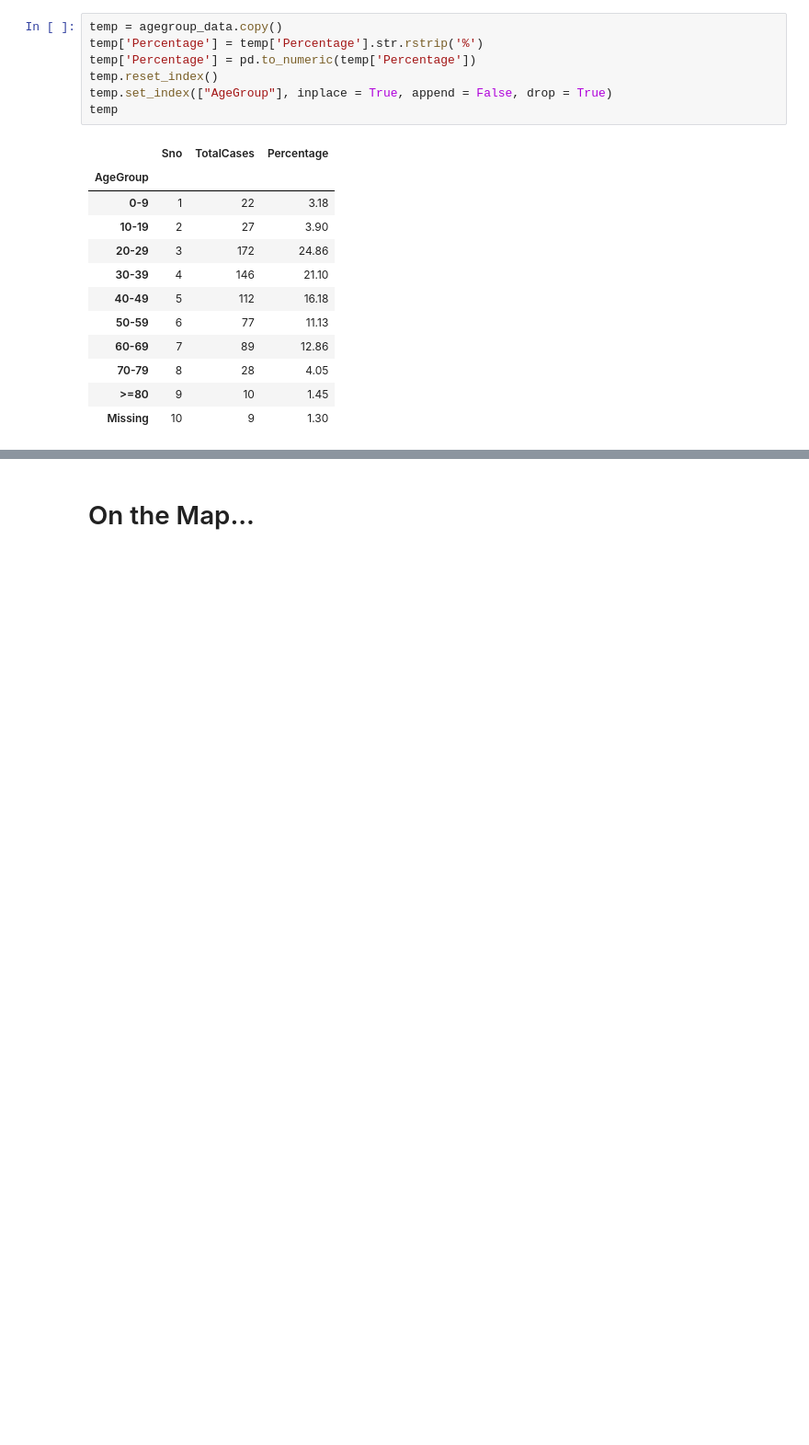
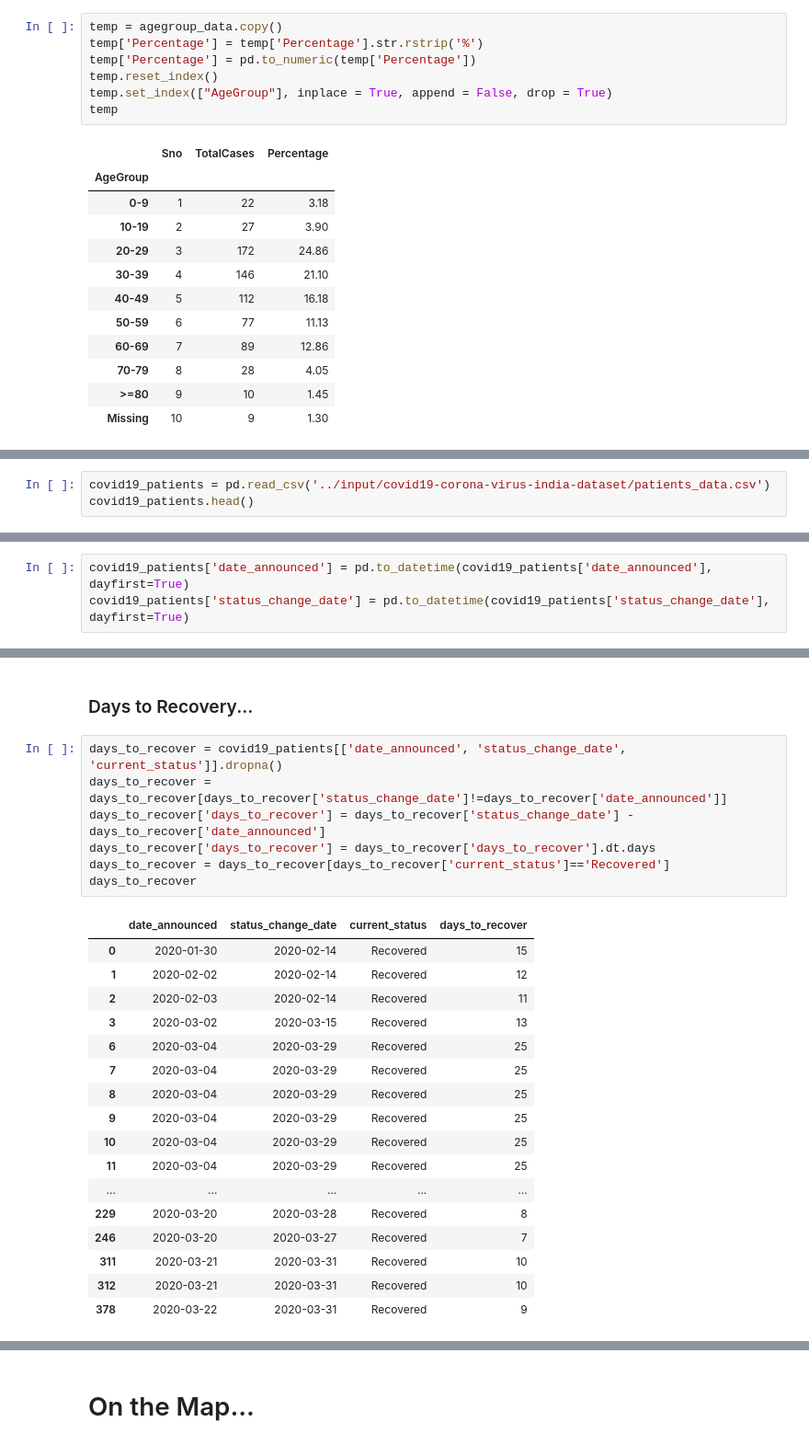
Before and after one commit to sauravmishra1710/Covid-19---A-Geo-Statistical-Analysis, a Jupyter notebook: Covid-19 India Reports.ipynb, the cells around one changed output, grey strips where cells are left out. Shown at 92% size. Saved outputs shown, nothing was run; the diff lists cells and outputs as text; blank space fills up the shorter version.

```diff
--- a/Covid-19 India Reports.ipynb
+++ b/Covid-19 India Reports.ipynb
@@ -602,0 +631,3 @@ plt.legend(loc = "best"
+# %%
+covid19_patients = pd.read_csv('../input/covid19-corona-virus-india-dataset/patients_data.csv')
+covid19_patients.head()
@@ -602,0 +641,3 @@ plt.legend(loc = "best"
+# %%
+covid19_patients['date_announced'] = pd.to_datetime(covid19_patients['date_announced'], dayfirst=True)
+covid19_patients['status_change_date'] = pd.to_datetime(covid19_patients['status_change_date'], dayfirst=True)
@@ -602,0 +744,27 @@ plt.legend(loc = "best"
+# %% [markdown]
+### Days to Recovery...
+# %%
+days_to_recover = covid19_patients[['date_announced', 'status_change_date', 'current_status']].dropna()
+days_to_recover = days_to_recover[days_to_recover['status_change_date']!=days_to_recover['date_announced']]
+days_to_recover['days_to_recover'] = days_to_recover['status_change_date'] - days_to_recover['date_announced']
+days_to_recover['days_to_recover'] = days_to_recover['days_to_recover'].dt.days
+days_to_recover = days_to_recover[days_to_recover['current_status']=='Recovered']
+days_to_recover
+# %% [output]
+|  | date_announced | status_change_date | current_status | days_to_recover |
+| 0 | 2020-01-30 | 2020-02-14 | Recovered | 15 |
+| 1 | 2020-02-02 | 2020-02-14 | Recovered | 12 |
+| 2 | 2020-02-03 | 2020-02-14 | Recovered | 11 |
+| 3 | 2020-03-02 | 2020-03-15 | Recovered | 13 |
+| 6 | 2020-03-04 | 2020-03-29 | Recovered | 25 |
+| 7 | 2020-03-04 | 2020-03-29 | Recovered | 25 |
+| 8 | 2020-03-04 | 2020-03-29 | Recovered | 25 |
+| 9 | 2020-03-04 | 2020-03-29 | Recovered | 25 |
+| 10 | 2020-03-04 | 2020-03-29 | Recovered | 25 |
+| 11 | 2020-03-04 | 2020-03-29 | Recovered | 25 |
+| ... | ... | ... | ... | ... |
+| 229 | 2020-03-20 | 2020-03-28 | Recovered | 8 |
+| 246 | 2020-03-20 | 2020-03-27 | Recovered | 7 |
+| 311 | 2020-03-21 | 2020-03-31 | Recovered | 10 |
+| 312 | 2020-03-21 | 2020-03-31 | Recovered | 10 |
+| 378 | 2020-03-22 | 2020-03-31 | Recovered | 9 |
```
Also changed, not shown: parts of 27 cells of this notebook.
